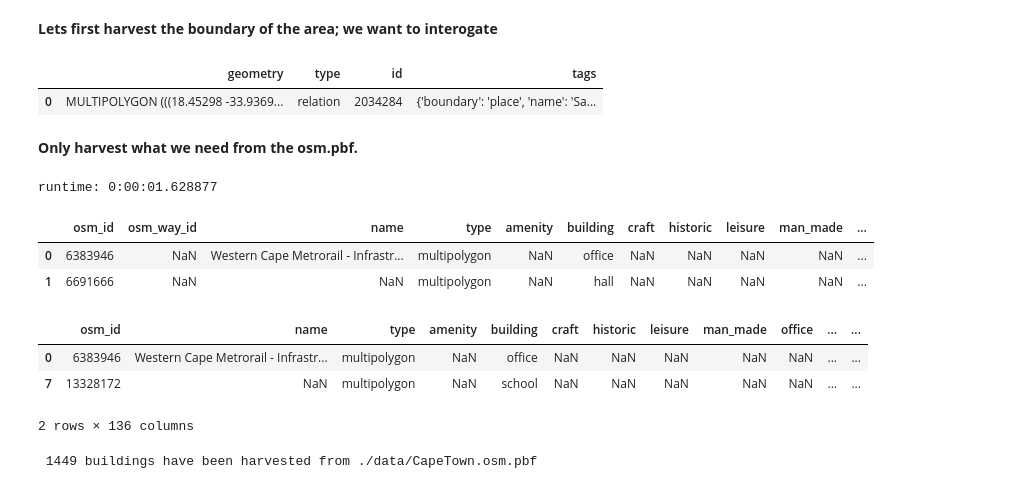
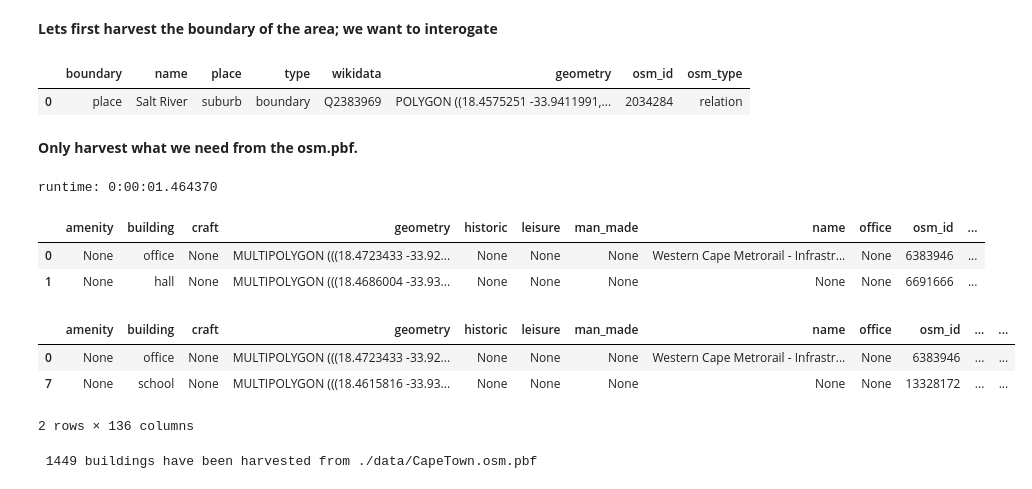
Before and after one commit to AdrianKriger/geo3D_wrkshp, a Jupyter notebook: _sources/notebooks/CityJSONLoD1timing.ipynb, the cells around one changed output. Drawn from its saved outputs; the diff is of its cells as text; code cells hidden in the pictures.

```diff
--- a/_sources/notebooks/CityJSONLoD1timing.ipynb
+++ b/_sources/notebooks/CityJSONLoD1timing.ipynb
@@ -78,34 +74,41 @@ query = """[out:json][timeout:30];
         out geom;
         """.format(jparams['LargeArea'], jparams['FocusArea'])
 
-url = "http://overpass-api.de/api/interpreter"
-r = requests.get(url, params={'data': query})
+#url = "http://overpass-api.de/api/interpreter"
+#r = requests.get(url, params={'data': query})
 #rr = r.read()
-area = osm2geojson.json2geojson(r.json())
+#area = osm2geojson.json2geojson(r.json())
 #read into .gpd
-aoi = gpd.GeoDataFrame.from_features(area['features'])
+#aoi = gpd.GeoDataFrame.from_features(area['features'])
 #aoi = aoi.set_crs(4326, allow_override=True)
-if jparams['osm_type'] == 'relation' and len(aoi) > 1:
-    for i, row in aoi.iterrows():
-        if row.tags != None and 'place' in row.tags:
-            focus = row
+#if jparams['osm_type'] == 'relation' and len(aoi) > 1:
+#    for i, row in aoi.iterrows():
+#        if row.tags != None and 'place' in row.tags:
+#            focus = row
 
-    trim = pd.DataFrame(focus)
-    trim = trim.T
-    aoi = gpd.GeoDataFrame(trim, geometry = trim['geometry'])
+#    trim = pd.DataFrame(focus)
+#    trim = trim.T
+#    aoi = gpd.GeoDataFrame(trim, geometry = trim['geometry'])
     #aoi = aoi.set_crs(4326)
 
 # Drop rows where geometry is None or NaN
-aoi = aoi.dropna(subset=['geometry'])
-aoi = aoi.set_crs(4326, allow_override=True)
+#aoi = aoi.dropna(subset=['geometry'])
+#aoi = aoi.set_crs(4326, allow_override=True)
 
-# gt the bounding box (BBOX) of the GeoJSON boundary
-minx, miny, maxx, maxy = aoi.total_bounds
-bbox_filter = "-spat", str(minx), str(miny), str(maxx), str(maxy)
+#- execute function from city3D and and return GeoDataFrameLite | home-baked gdf
+aoi = city3D.overpass_to_gdf(query)
+
+#- suppose 'aoi' is your GeoDataFrameLite or list of geometries
+geoms = aoi['geometry'].tolist()
+#- combine all geometries into a single union
+combined_geom = shapely.unary_union(geoms)  # returns Polygon or MultiPolygon
+#- compute bounding box
+minx, miny, maxx, maxy = combined_geom.bounds
+#extent = [minx - 250, miny - 250,maxx + 250, maxy + 250]
 aoi.head(2)
 # %% [output]
-|  | geometry | type | id | tags |
-| 0 | MULTIPOLYGON (((18.45298 -33.9369... | relation | 2034284 | {'boundary': 'place', 'name': 'Sa... |
+|  | boundary | name | place | type | wikidata | geometry | osm_id | osm_type |
+| 0 | place | Salt River | suburb | boundary | Q2383969 | POLYGON ((18.4575251 -33.9411991,... | 2034284 | relation |
 # %% [markdown]
 **Only harvest what we need from the osm.pbf.**
 # %%
@@ -131,7 +134,9 @@ gdal.VectorTranslate(
 )
 
 #- load into GeoDataFrame
-gdf = gpd.read_file(geojson_vsimem)
+#- load into GeoDataFrameLite | home-baked gdf
+#gdf = gpd.read_file(geojson_vsimem)
+gdf = city3D.read_vsimem_geojson(geojson_vsimem)
 
 #- cleanup VSI Memory
 gdal.Unlink(geojson_vsimem)
@@ -142,51 +147,54 @@ gdal.Unlink(geojson_vsimem)
 end = time.time()
 print('runtime:', str(timedelta(seconds=(end - start))))
 # %% [output]
-runtime: 0:00:01.628877
+runtime: 0:00:01.464370
 # %%
 gdf.head(2)
 #len(gdf)
 # %% [output]
-|  | osm_id | osm_way_id | name | type | amenity | building | craft | historic | leisure | man_made | ... |
-| 0 | 6383946 | NaN | Western Cape Metrorail - Infrastr... | multipolygon | NaN | office | NaN | NaN | NaN | NaN | ... |
-| 1 | 6691666 | NaN | NaN | multipolygon | NaN | hall | NaN | NaN | NaN | NaN | ... |
+|  | amenity | building | craft | geometry | historic | leisure | man_made | name | office | osm_id | ... |
+| 0 | None | office | None | MULTIPOLYGON (((18.4723433 -33.92... | None | None | None | Western Cape Metrorail - Infrastr... | None | 6383946 | ... |
+| 1 | None | hall | None | MULTIPOLYGON (((18.4686004 -33.93... | None | None | None | None | None | 6691666 | ... |
 # %%
 # Convert valid strings, ignore None/NaN
 def safe_convert(tag_string):
     if isinstance(tag_string, str):
         try:
             # Replace "=>" with ":" and fix newlines
             formatted_string = "{" + tag_string.replace("=>", ":").replace("\n", " ") + "}"
             return json.loads(formatted_string)  # Parse safely
         except json.JSONDecodeError:
             return {}  # Return empty dict on failure
     return {}  # Return empty dict if NaN or None
 
 # Apply conversion function
 gdf["tags"] = gdf["other_tags"].apply(safe_convert)
 
 # Normalize the 'tags' column to create a new DataFrame
 tags_df = pd.json_normalize(gdf['tags'])
 # Join the new columns back to the original GeoDataFrame
 gdf = pd.concat([gdf, tags_df], axis=1)
 # (Optional) Drop the original 'tags' column
 gdf = gdf.drop(columns=['other_tags'])
 
 # Ensure a single 'osm_id' column
 if 'osm_id' in gdf.columns:
     if 'osm_way_id' in gdf.columns:
         gdf['osm_id'] = [o if pd.notna(o) else w
                          for o, w in zip(gdf['osm_id'], gdf['osm_way_id'])]
         gdf = gdf.drop(columns=['osm_way_id'])
 elif 'osm_way_id' in gdf.columns:
     gdf = gdf.rename(columns={'osm_way_id': 'osm_id'})
 
-gdf = gdf[gdf.geometry.apply(lambda x: x.within(aoi.unary_union))]
+#gdf = gdf[gdf.geometry.apply(lambda x: x.within(aoi.unary_union))]
+gdf = gdf[gdf.geometry.apply(lambda x: x.within(shapely.unary_union(aoi.geometry)))]
+gdf.crs = "EPSG:4326"
+
 gdf.head(2)
 # %% [output]
-|  | osm_id | name | type | amenity | building | craft | historic | leisure | man_made | office | ... | ... |
-| 0 | 6383946 | Western Cape Metrorail - Infrastr... | multipolygon | NaN | office | NaN | NaN | NaN | NaN | NaN | ... | ... |
-| 7 | 13328172 | NaN | multipolygon | NaN | school | NaN | NaN | NaN | NaN | NaN | ... | ... |
+|  | amenity | building | craft | geometry | historic | leisure | man_made | name | office | osm_id | ... | ... |
+| 0 | None | office | None | MULTIPOLYGON (((18.4723433 -33.92... | None | None | None | Western Cape Metrorail - Infrastr... | None | 6383946 | ... | ... |
+| 7 | None | school | None | MULTIPOLYGON (((18.4615816 -33.93... | None | None | None | None | None | 13328172 | ... | ... |
 2 rows × 136 columns
 # %%
 ts = gdf[gdf['building'].notna()]
```
Also changed, not shown: parts of 16 cells of this notebook, 11 other files.
